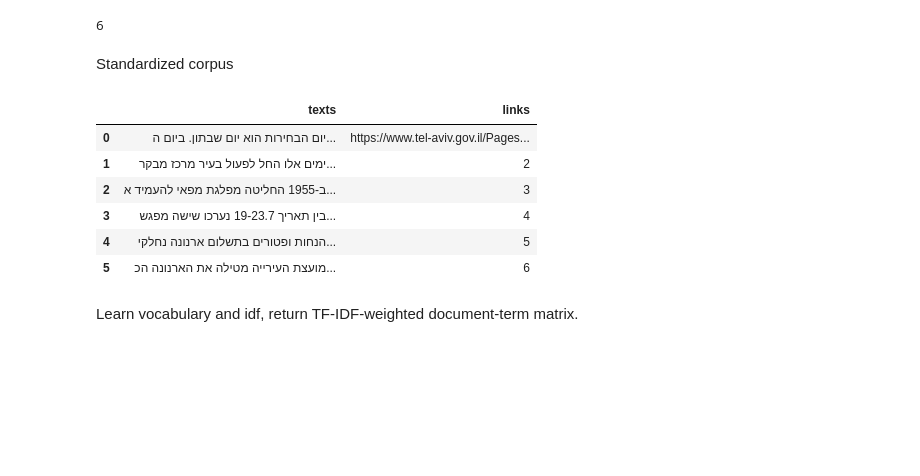
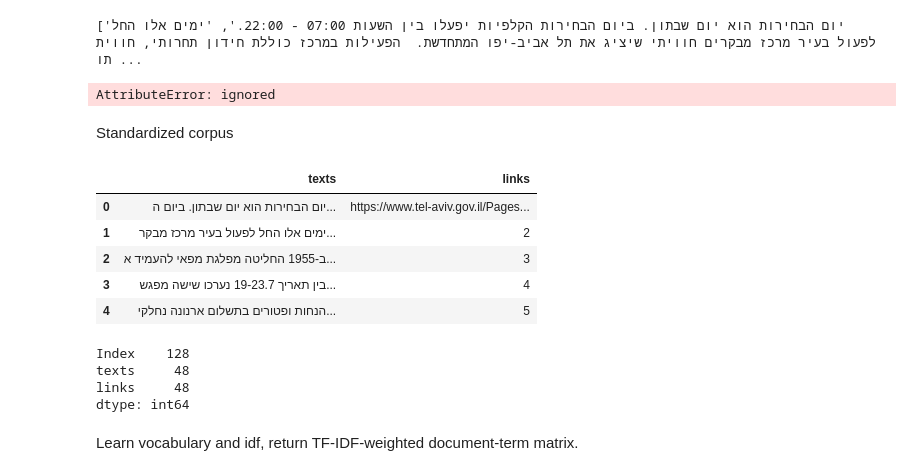
Before and after one commit to olegkleiman/udemy_nlp, a Jupyter notebook: tf_idf.ipynb, the cells around one changed output. Cells and saved outputs as stored; diff of their text form; code cells hidden in the pictures; blank space fills up the shorter version.

```diff
--- a/tf_idf.ipynb
+++ b/tf_idf.ipynb
@@ -30,28 +57,34 @@ corpus = [[
       "6",
   ]
 ]
-#print(corpus[0])
+print(corpus[0])
 # Second row - only links
-len(corpus[1])
-
-#corpus
+#len(corpus[1])
+corpus
 # %% [output]
-6
+['יום הבחירות הוא יום שבתון. ביום הבחירות הקלפיות יפעלו בין השעות 07:00 - 22:00.', 'ימים אלו החל לפעול בעיר מרכז מבקרים חוויתי שיציג את תל אביב-יפו המתחדשת.  הפעילות במרכז כוללת חידון תחרותי, חווית תו ...
+AttributeError: ignored
 # %% [markdown]
 Standardized corpus
 # %%
 #https://digitelmobile.tel-aviv.gov.il/SharepointData/api/ListData/%D7%94%D7%98%D7%91%D7%95%D7%AA/%D7%9B%D7%9C%20%D7%94%D7%A4%D7%A8%D7%99%D7%98%D7%99%D7%9D
 
 df = pd.DataFrame({'texts': corpus[0], 'links': corpus[1]})
-df
+df.head()
 # %% [output]
 |  | texts | links |
 | 0 | יום הבחירות הוא יום שבתון. ביום ה... | https://www.tel-aviv.gov.il/Pages... |
 | 1 | ימים אלו החל לפעול בעיר מרכז מבקר... | 2 |
 | 2 | ב-1955 החליטה מפלגת מפאי להעמיד א... | 3 |
 | 3 | בין תאריך 19-23.7 נערכו שישה מפגש... | 4 |
 | 4 | הנחות ופטורים בתשלום ארנונה נחלקי... | 5 |
-| 5 | מועצת העירייה מטילה את הארנונה הכ... | 6 |
+# %%
+df.memory_usage()
+# %% [output]
+Index    128
+texts     48
+links     48
+dtype: int64
 # %%
 find_nearest_to ="תאריך הבחירות"
 input = "הטובות ארנונה"
```
Also changed, not shown: parts of 5 cells of this notebook.
